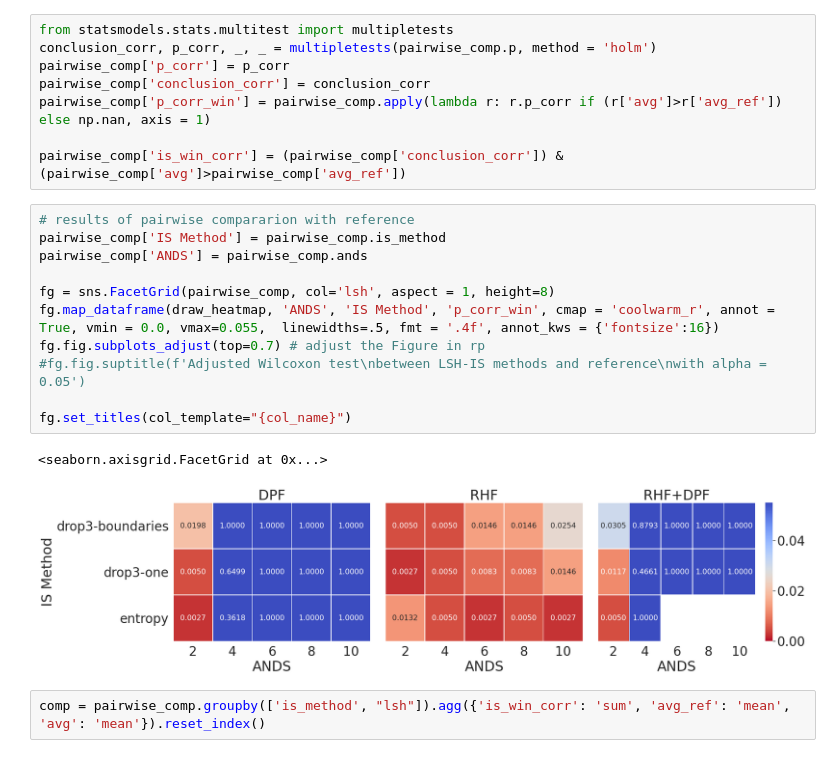
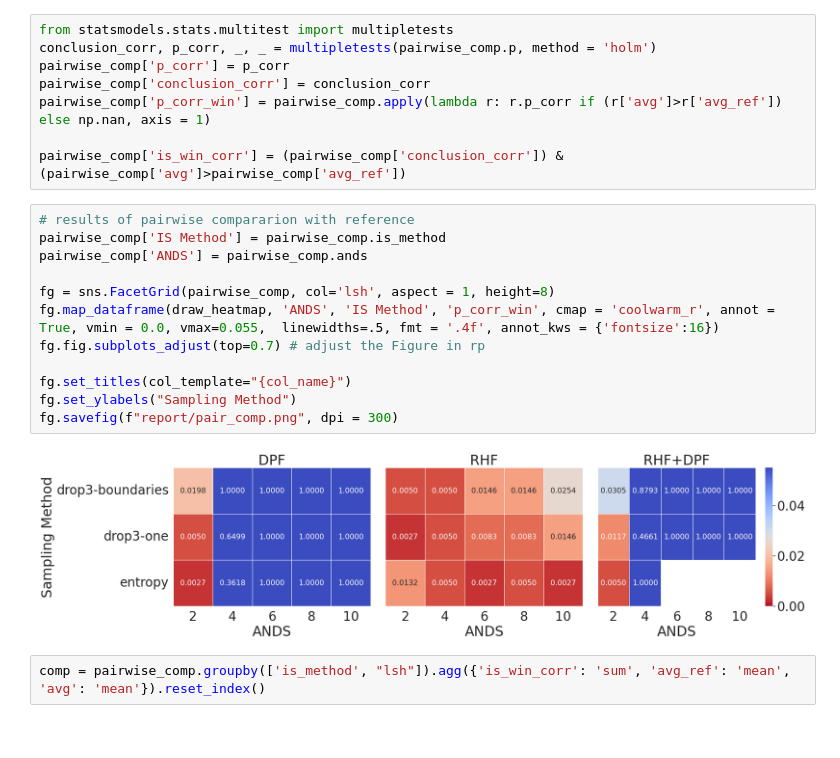
Before and after one commit to germaneduardo/results-analysis, a Jupyter notebook: results.ipynb, the cells around one changed output. Saved outputs shown, nothing was run; the diff lists cells and outputs as text.

```diff
--- a/results.ipynb
+++ b/results.ipynb
@@ -698,17 +702,17 @@ pairwise_comp['is_win_corr'] = (pairwise_comp['conclusion_corr']) &  (pairwise_c
 # %%
 # results of pairwise compararion with reference
 pairwise_comp['IS Method'] = pairwise_comp.is_method
 pairwise_comp['ANDS'] = pairwise_comp.ands
 
 fg = sns.FacetGrid(pairwise_comp, col='lsh', aspect = 1, height=8)
 fg.map_dataframe(draw_heatmap, 'ANDS', 'IS Method', 'p_corr_win', cmap = 'coolwarm_r', annot = True, vmin = 0.0, vmax=0.055,  linewidths=.5, fmt = '.4f', annot_kws = {'fontsize':16})
 fg.fig.subplots_adjust(top=0.7) # adjust the Figure in rp
-#fg.fig.suptitle(f'Adjusted Wilcoxon test\nbetween LSH-IS methods and reference\nwith alpha = 0.05')
 
 fg.set_titles(col_template="{col_name}")
+fg.set_ylabels("Sampling Method")
+fg.savefig(f"report/pair_comp.png", dpi = 300)
 # %% [output]
-<seaborn.axisgrid.FacetGrid at 0x...>
-[figure, old version]
+[figure, new version]
 # %%
 comp = pairwise_comp.groupby(['is_method', "lsh"]).agg({'is_win_corr': 'sum', 'avg_ref': 'mean', 'avg': 'mean'}).reset_index()
 # %%
```
Also changed, not shown: parts of 16 cells of this notebook, 15 other files.
